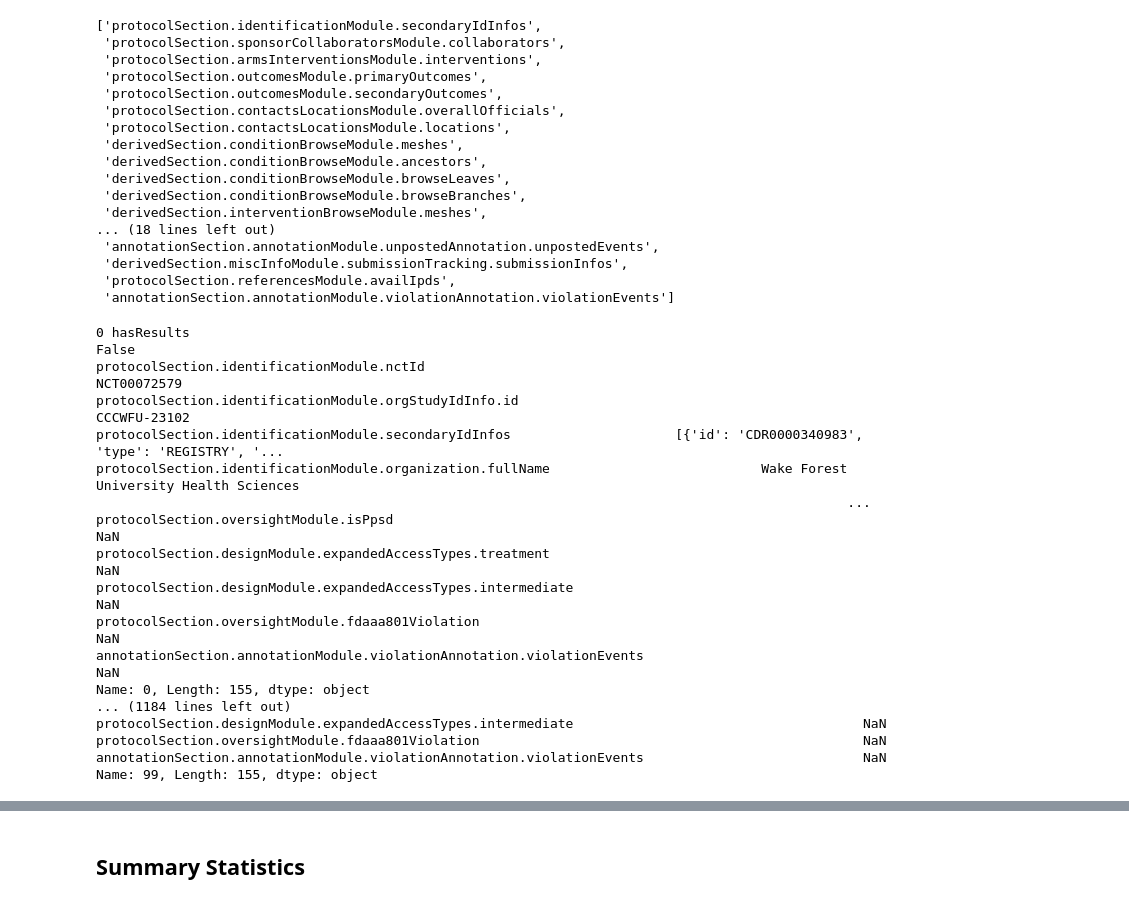
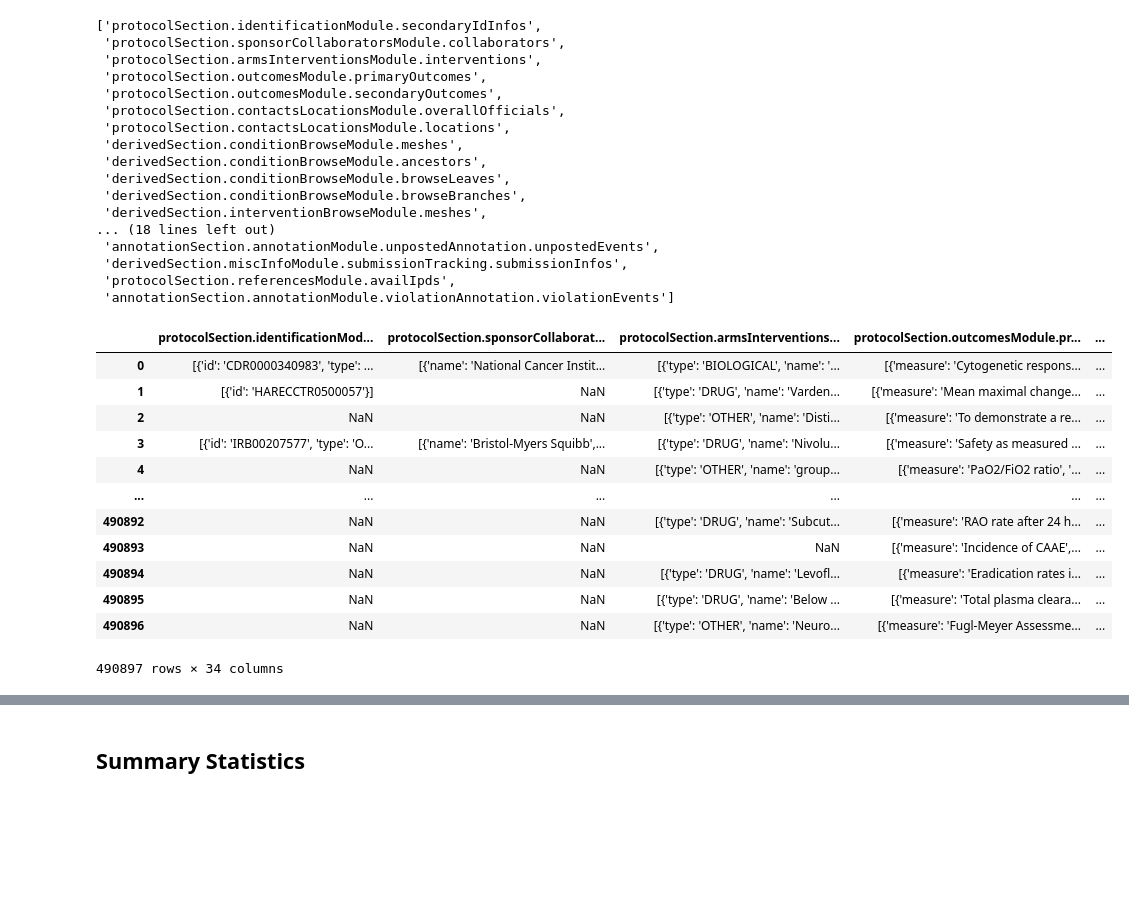
Before and after one commit to clinical-trials-research/clinical-trials-research, a Jupyter notebook: notebooks/01-field-analysis.ipynb, the cells around one changed output, grey strips where cells are left out. Cells and saved outputs as stored; diff of their text form; code cells hidden in the pictures; blank space fills up the shorter version.

Commit message:
Updated field analysis notebook

```diff
--- a/notebooks/01-field-analysis.ipynb
+++ b/notebooks/01-field-analysis.ipynb
@@ -45,27 +60,20 @@ complex_columns
  'derivedSection.miscInfoModule.submissionTracking.submissionInfos',
  'protocolSection.referencesModule.availIpds',
  'annotationSection.annotationModule.violationAnnotation.violationEvents']
-# %%
-sample = df.head(100)
-normalized = pd.DataFrame()
-
-for index, row in sample.iterrows():
-    expanded = pd.json_normalize()
-# %% [output]
-0 hasResults                                                                                                            False
-protocolSection.identificationModule.nctId                                                                      NCT00072579
-protocolSection.identificationModule.orgStudyIdInfo.id                                                         CCCWFU-23102
-protocolSection.identificationModule.secondaryIdInfos                     [{'id': 'CDR0000340983', 'type': 'REGISTRY', '...
-protocolSection.identificationModule.organization.fullName                           Wake Forest University Health Sciences
-                                                                                                ...
-protocolSection.oversightModule.isPpsd                                                                                  NaN
-protocolSection.designModule.expandedAccessTypes.treatment                                                              NaN
-protocolSection.designModule.expandedAccessTypes.intermediate                                                           NaN
-protocolSection.oversightModule.fdaaa801Violation                                                                       NaN
-annotationSection.annotationModule.violationAnnotation.violationEvents                                                  NaN
-Name: 0, Length: 155, dtype: object
-... (1184 lines left out)
-protocolSection.designModule.expandedAccessTypes.intermediate                                     NaN
-protocolSection.oversightModule.fdaaa801Violation                                                 NaN
-annotationSection.annotationModule.violationAnnotation.violationEvents                            NaN
-Name: 99, Length: 155, dtype: object
+# %%
+complex_fields = df[complex_columns]
+complex_fields
+# %% [output]
+|  | protocolSection.identificationMod... | protocolSection.sponsorCollaborat... | protocolSection.armsInterventions... | protocolSection.outcomesModule.pr... | ... |
+| 0 | [{'id': 'CDR0000340983', 'type': ... | [{'name': 'National Cancer Instit... | [{'type': 'BIOLOGICAL', 'name': '... | [{'measure': 'Cytogenetic respons... | ... |
+| 1 | [{'id': 'HARECCTR0500057'}] | NaN | [{'type': 'DRUG', 'name': 'Varden... | [{'measure': 'Mean maximal change... | ... |
+| 2 | NaN | NaN | [{'type': 'OTHER', 'name': 'Disti... | [{'measure': 'To demonstrate a re... | ... |
+| 3 | [{'id': 'IRB00207577', 'type': 'O... | [{'name': 'Bristol-Myers Squibb',... | [{'type': 'DRUG', 'name': 'Nivolu... | [{'measure': 'Safety as measured ... | ... |
+| 4 | NaN | NaN | [{'type': 'OTHER', 'name': 'group... | [{'measure': 'PaO2/FiO2 ratio', '... | ... |
+| ... | ... | ... | ... | ... | ... |
+| 490892 | NaN | NaN | [{'type': 'DRUG', 'name': 'Subcut... | [{'measure': 'RAO rate after 24 h... | ... |
+| 490893 | NaN | NaN | NaN | [{'measure': 'Incidence of CAAE',... | ... |
+| 490894 | NaN | NaN | [{'type': 'DRUG', 'name': 'Levofl... | [{'measure': 'Eradication rates i... | ... |
+| 490895 | NaN | NaN | [{'type': 'DRUG', 'name': 'Below ... | [{'measure': 'Total plasma cleara... | ... |
+| 490896 | NaN | NaN | [{'type': 'OTHER', 'name': 'Neuro... | [{'measure': 'Fugl-Meyer Assessme... | ... |
+490897 rows × 34 columns
```
Also changed, not shown: parts of 7 cells of this notebook.
